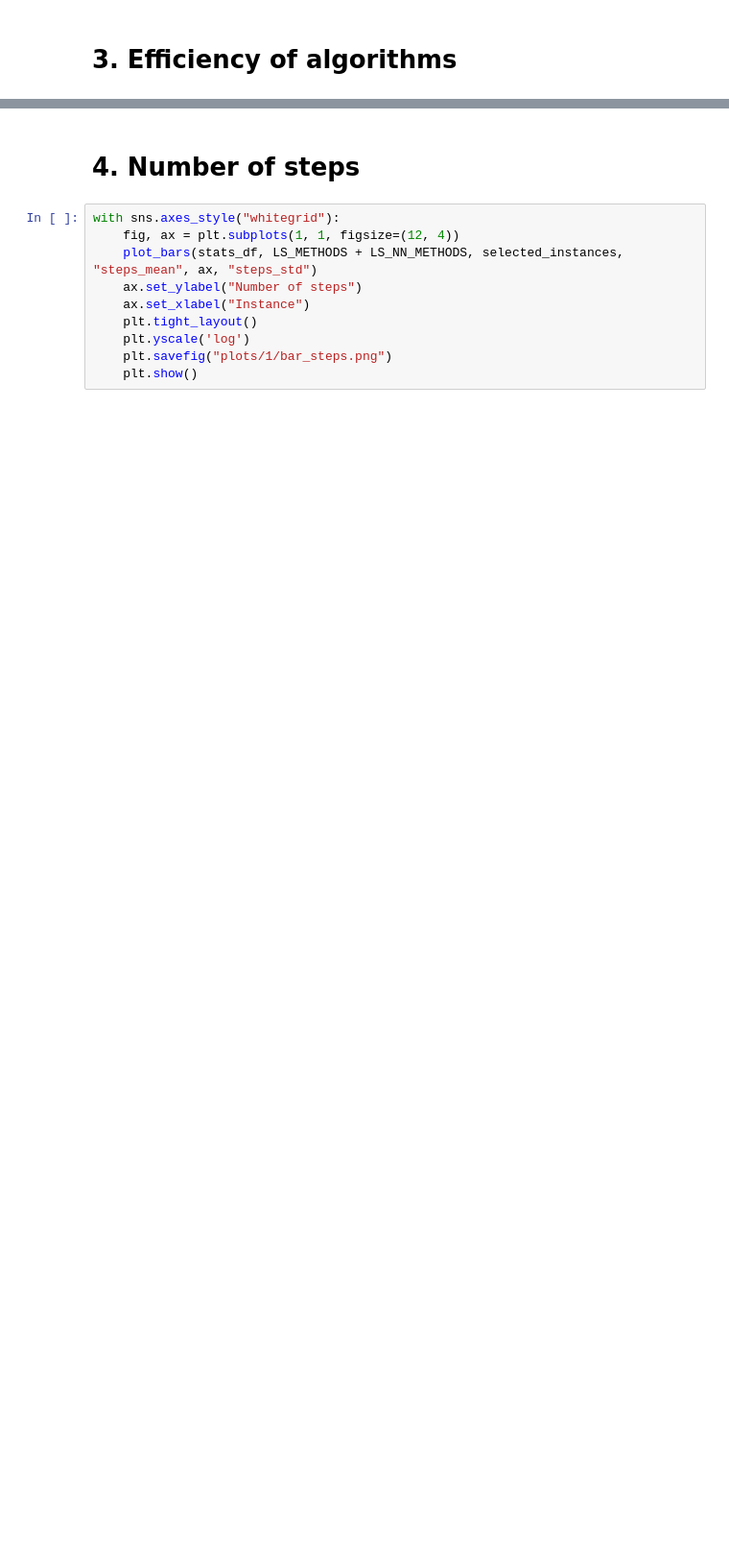
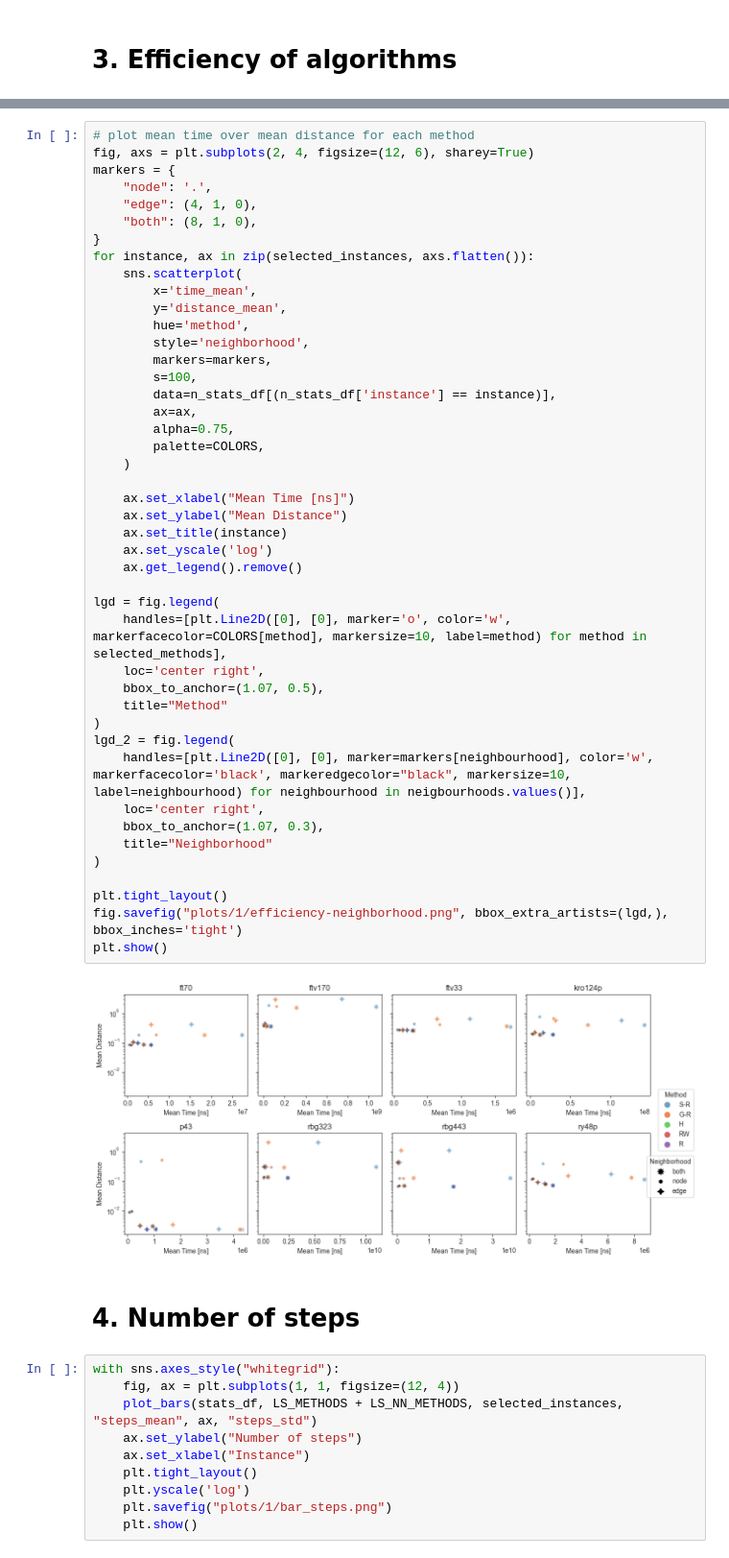
Before and after one commit to ja-nina/BioInspiredAlgosAndModels, a Jupyter notebook: reports/first_viz.ipynb, the cells around one changed output, grey strips where cells are left out. Shown at 96% size. Drawn from its saved outputs; the diff is of its cells as text; blank space fills up the shorter version.

```diff
--- a/reports/first_viz.ipynb
+++ b/reports/first_viz.ipynb
@@ -284,3 +399,49 @@ plt.show()
+# %%
+# plot mean time over mean distance for each method
+fig, axs = plt.subplots(2, 4, figsize=(12, 6), sharey=True)
+markers = {
+    "node": '.',
+    "edge": (4, 1, 0),
+    "both": (8, 1, 0),
+}
+for instance, ax in zip(selected_instances, axs.flatten()):
+    sns.scatterplot(
+        x='time_mean',
+        y='distance_mean',
+        hue='method',
+        style='neighborhood',
+        markers=markers,
+        s=100,
+        data=n_stats_df[(n_stats_df['instance'] == instance)],
+        ax=ax,
+        alpha=0.75,
+        palette=COLORS,
+    )
+
+    ax.set_xlabel("Mean Time [ns]")
+    ax.set_ylabel("Mean Distance")
+    ax.set_title(instance)
+    ax.set_yscale('log')
+    ax.get_legend().remove()
+
+lgd = fig.legend(
+    handles=[plt.Line2D([0], [0], marker='o', color='w', markerfacecolor=COLORS[method], markersize=10, label=method) for method in selected_methods],
+    loc='center right',
+    bbox_to_anchor=(1.07, 0.5),
+    title="Method"
+)
+lgd_2 = fig.legend(
+    handles=[plt.Line2D([0], [0], marker=markers[neighbourhood], color='w', markerfacecolor='black', markeredgecolor="black", markersize=10, label=neighbourhood) for neighbourhood in neigbourhoods.values()],
+    loc='center right',
+    bbox_to_anchor=(1.07, 0.3),
+    title="Neighborhood"
+)
+
+plt.tight_layout()
+fig.savefig("plots/1/efficiency-neighborhood.png", bbox_extra_artists=(lgd,), bbox_inches='tight')
+plt.show()
+# %% [output]
+[figure, added]
 # %% [markdown]
 # 4. Number of steps
 # %%
```
Also changed, not shown: parts of 30 cells of this notebook, 4 other files.
